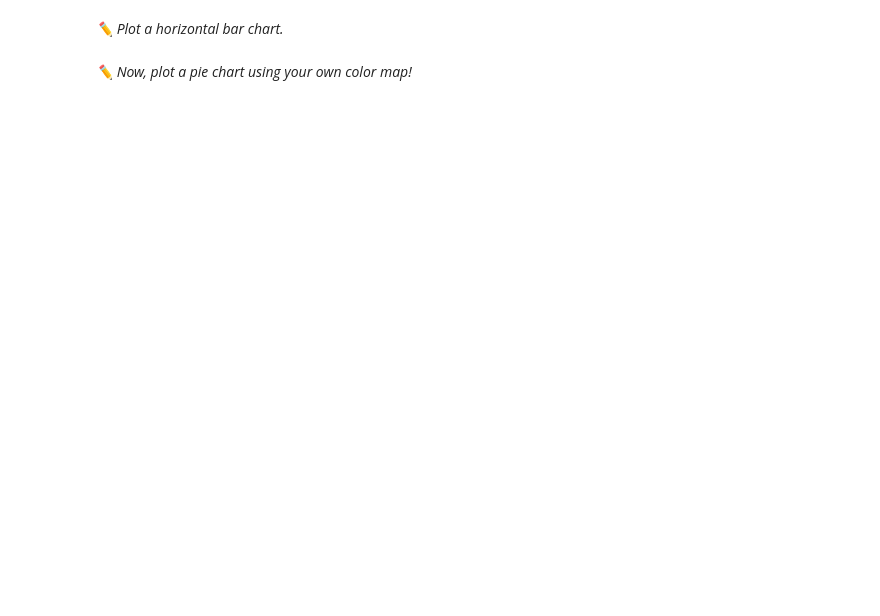
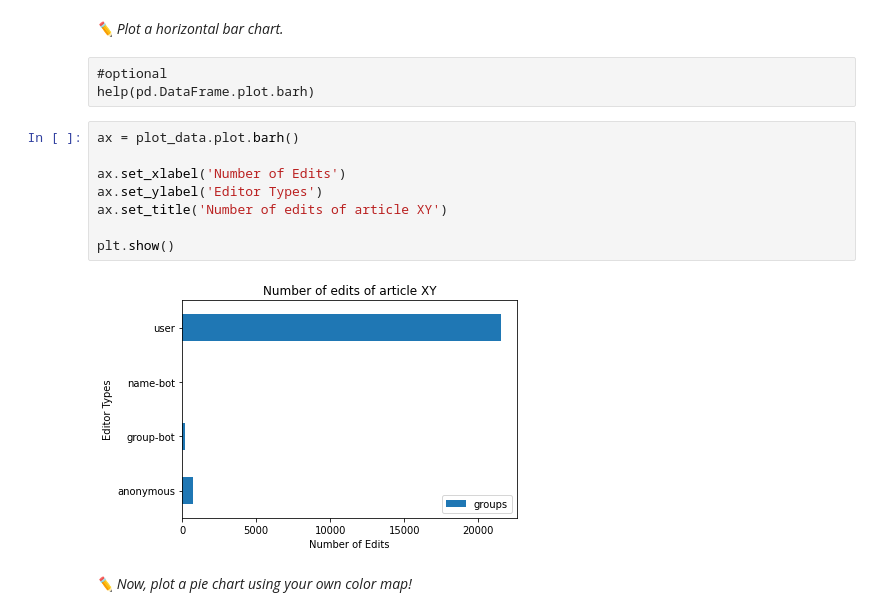
Before and after one commit to FUB-HCC/hcds-summer-2022, a Jupyter notebook: assignments/A1_R1_WarmUp/Group_BlackBox/MUSS/A1_WarmUp.ipynb, the cells around one changed output. Saved outputs shown, nothing was run; the diff lists cells and outputs as text; blank space fills up the shorter version.

```diff
--- a/assignments/A1_R1_WarmUp/Group_BlackBox/MUSS/A1_WarmUp.ipynb
+++ b/assignments/A1_R1_WarmUp/Group_BlackBox/MUSS/A1_WarmUp.ipynb
@@ -116,4 +236,17 @@ plt.show()
 # %% [markdown]
 *✏️ Plot a horizontal bar chart.*
+# %% [raw]
+#optional
+help(pd.DataFrame.plot.barh)
+# %%
+ax = plot_data.plot.barh()
+
+ax.set_xlabel('Number of Edits')
+ax.set_ylabel('Editor Types')
+ax.set_title('Number of edits of article XY')
+
+plt.show()
+# %% [output]
+[figure, added]
 # %% [markdown]
 *✏️ Now, plot a pie chart using your own color map!*
```
Also changed, not shown: parts of 68 cells of this notebook.
